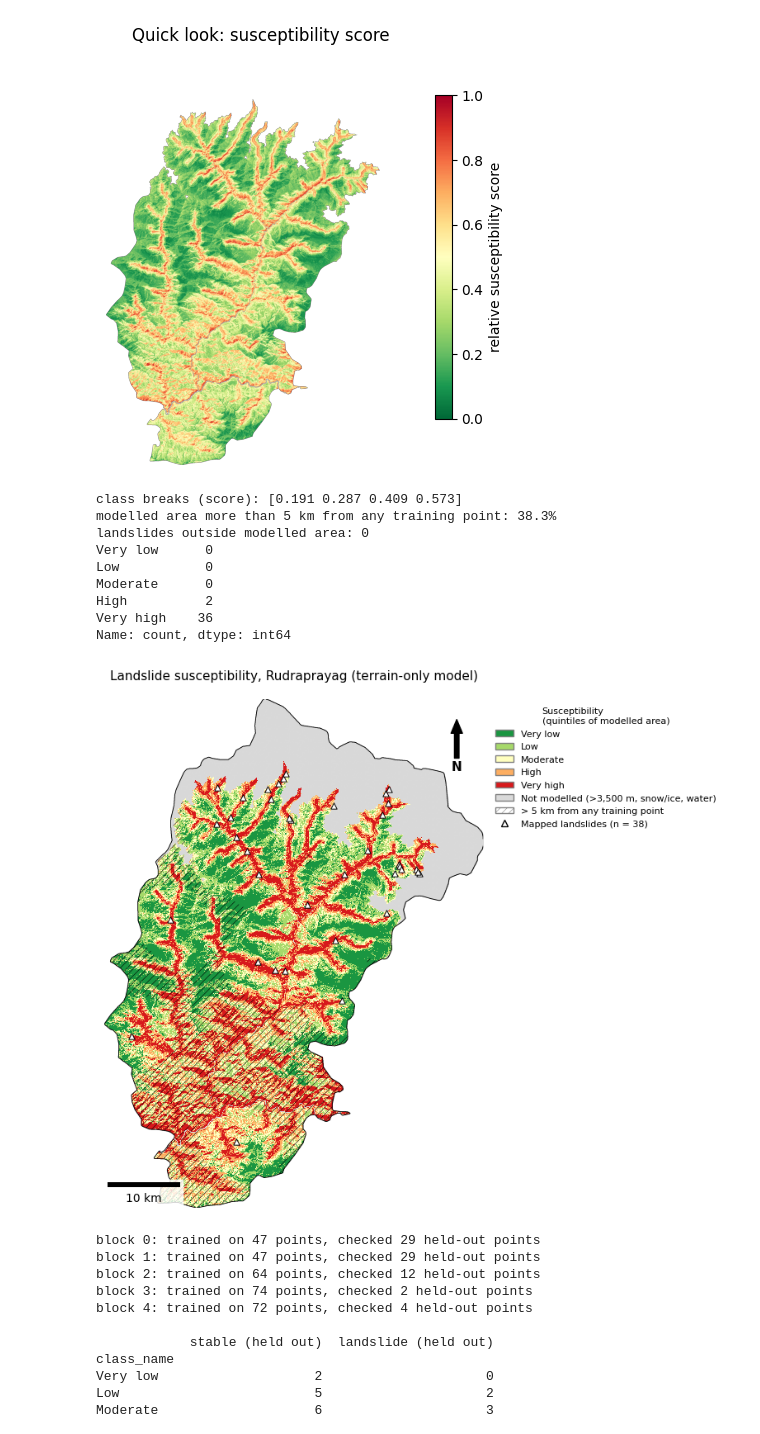
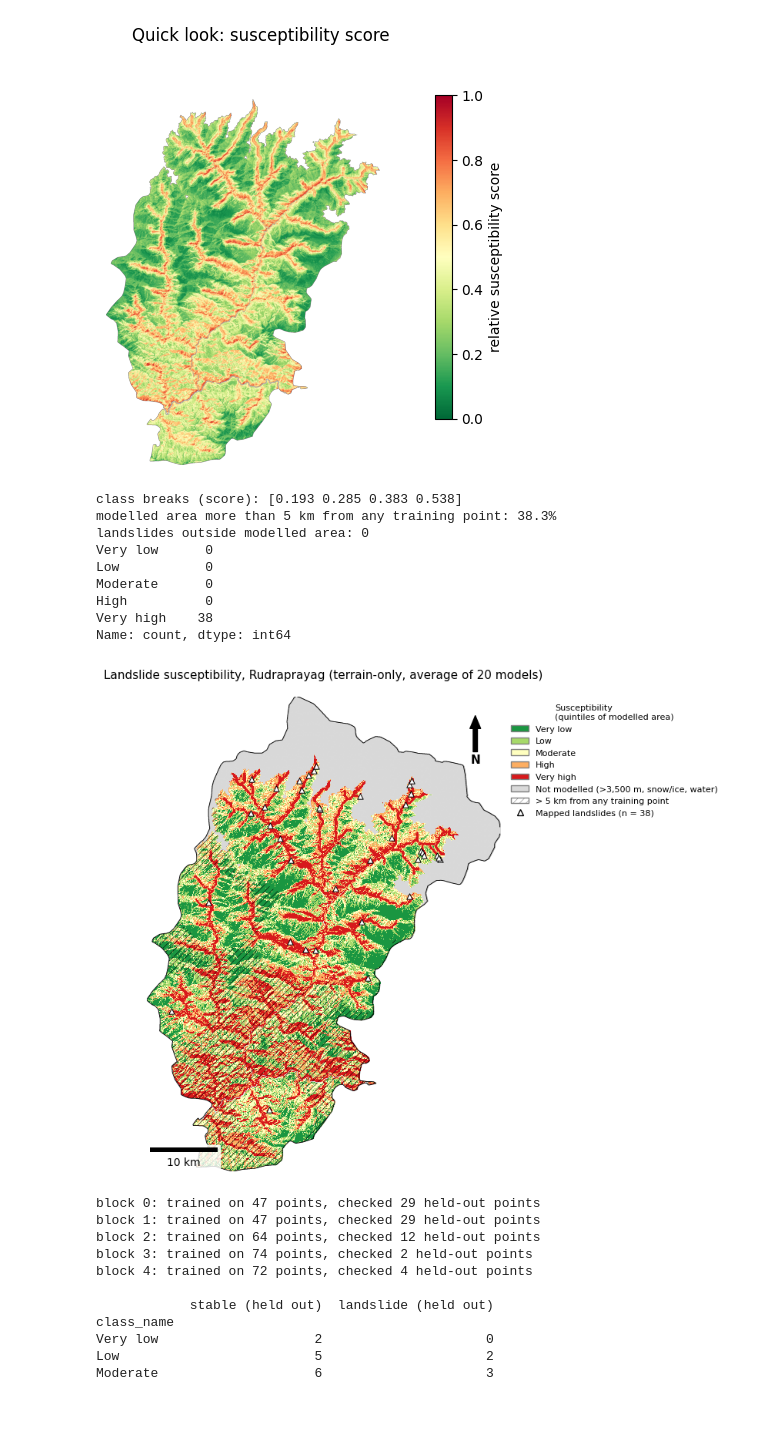
Before and after one commit to makkergauri/uttarakhand-landslide-risk, a Jupyter notebook: 03_model.ipynb, the cells around one changed output. Drawn from its saved outputs; the diff is of its cells as text; code cells hidden in the pictures; blank space fills up the shorter version.

Commit message:
Averaged map (20 models), averaged held-out check

```diff
--- a/03_model.ipynb
+++ b/03_model.ipynb
@@ -549,38 +549,38 @@ ax.contour(district.astype(int), levels=[0.5], colors="black", linewidths=0.6,
 ax.scatter(ls["x"], ls["y"], marker="^", s=28, c="white", edgecolor="black",
            linewidth=0.7, zorder=5)
 
 ax.add_artist(ScaleBar(1, "m", location="lower left", length_fraction=0.25, box_alpha=0.8))
 ax.annotate("N", xy=(0.93, 0.96), xytext=(0.93, 0.86), xycoords="axes fraction",
             ha="center", fontsize=11, fontweight="bold",
             arrowprops=dict(facecolor="black", width=4, headwidth=10))
 
 handles = [Patch(facecolor=c, edgecolor="grey", label=n) for n, c in zip(class_names, class_colours)]
 handles += [
     Patch(facecolor="#d9d9d9", edgecolor="grey", label="Not modelled (>3,500 m, snow/ice, water)"),
     Patch(facecolor="white", edgecolor="grey", hatch="////", label="> 5 km from any training point"),
     Line2D([], [], marker="^", ls="", markerfacecolor="white", markeredgecolor="black",
            label=f"Mapped landslides (n = {len(ls)})"),
 ]
 # the district fills every corner, so the legend goes outside the map on the right
 ax.legend(handles=handles, loc="upper left", bbox_to_anchor=(1.01, 1.0), fontsize=8,
           frameon=False, title="Susceptibility\n(quintiles of modelled area)", title_fontsize=8)
-ax.set_title("Landslide susceptibility, Rudraprayag (terrain-only model)", fontsize=11)
+ax.set_title("Landslide susceptibility, Rudraprayag (terrain-only, average of 20 models)", fontsize=11)
 ax.set_axis_off()
 
 plt.savefig(f"{base}/figures/fig5_susceptibility_map.png", dpi=300, bbox_inches="tight")
 plt.savefig(f"{base}/figures/fig5_susceptibility_map.pdf", bbox_inches="tight")
 plt.show()
 # %% [output]
-class breaks (score): [0.191 0.287 0.409 0.573]
+class breaks (score): [0.193 0.285 0.383 0.538]
 modelled area more than 5 km from any training point: 38.3%
 landslides outside modelled area: 0
 Very low      0
 Low           0
 Moderate      0
-High          2
-Very high    36
+High          0
+Very high    38
 Name: count, dtype: int64
-[figure, old version]
+[figure, new version]
 # %%
 # Cell 13 - held-out check: which class do landslides fall in when the model never saw them?
 blocks_c = KMeans(n_clusters=5, random_state=42, n_init=10).fit_predict(df_m[["x", "y"]])
```
Also changed, not shown: parts of 2 cells of this notebook.
